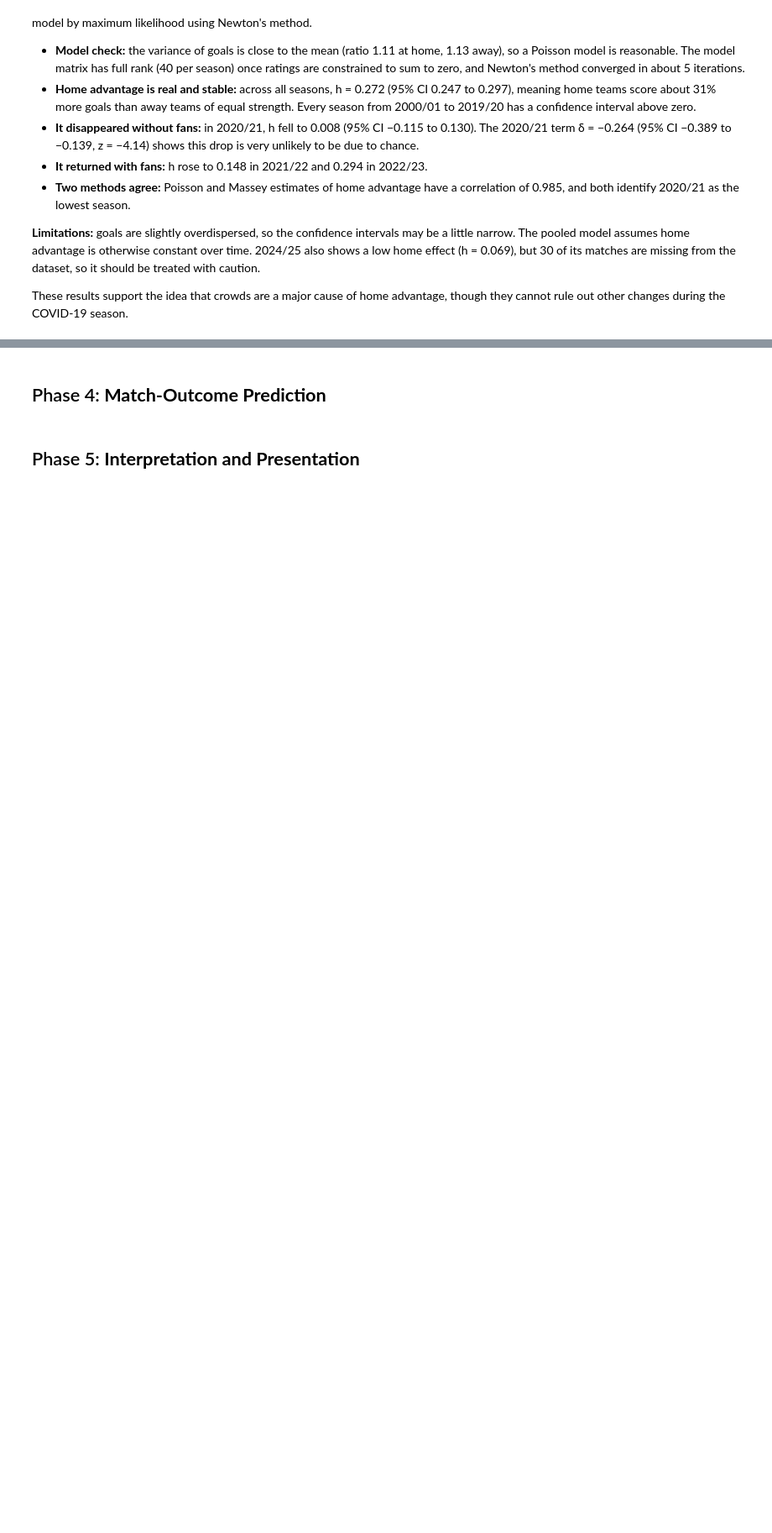
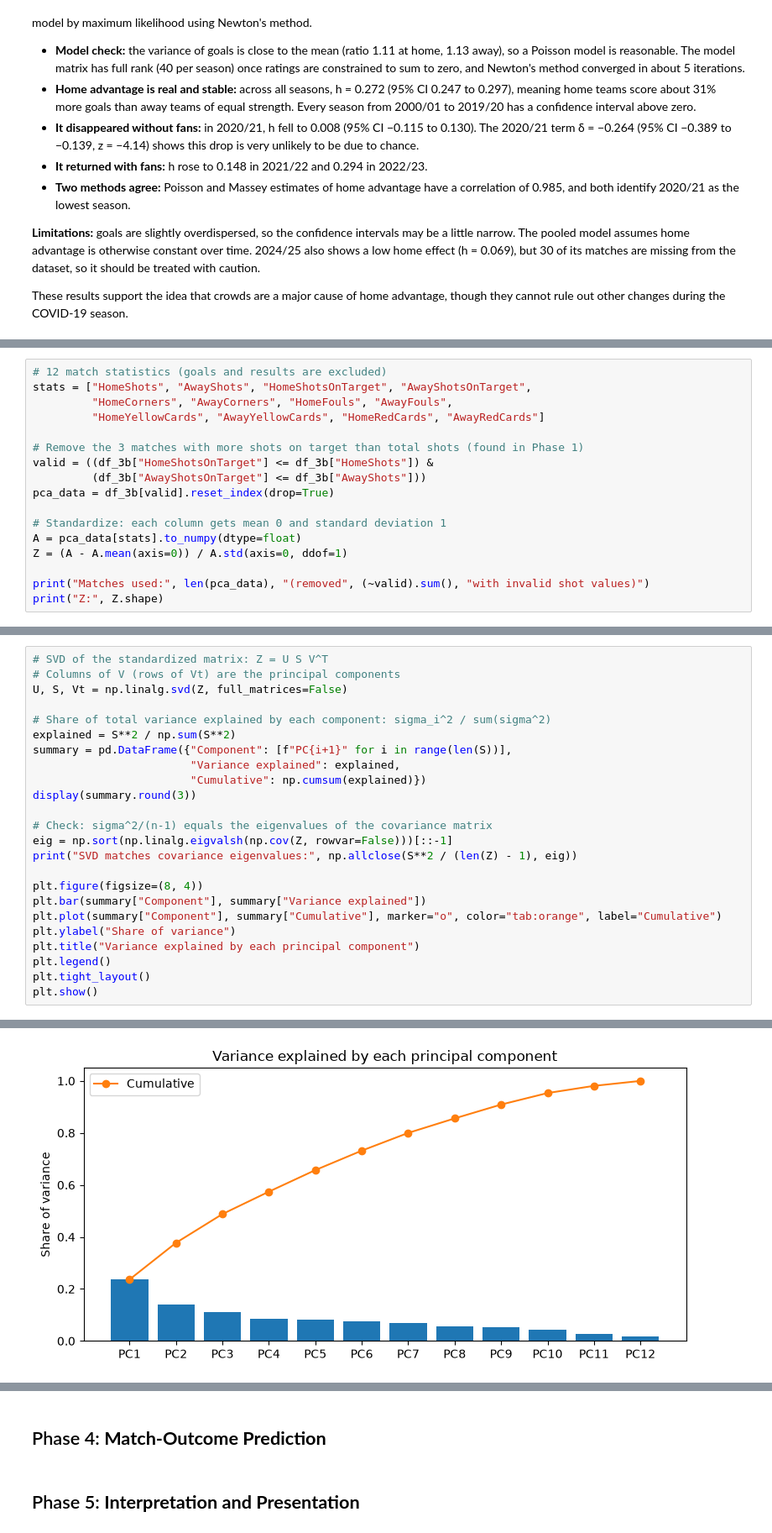
Before and after one commit to Joudii18/Is-Home-Advantage-Dying-What-25-Years-of-Premier-League-Data-Say, a Jupyter notebook: EPL_Home_Advantage_Project.ipynb, the cells around one changed output, grey strips where cells are left out. Shown at 84% size. Cells and saved outputs as stored; diff of their text form; blank space fills up the shorter version.

Commit message:
Phase 3B Part B: PCA with SVD and Phase 3B conclusion

```diff
--- a/EPL_Home_Advantage_Project.ipynb
+++ b/EPL_Home_Advantage_Project.ipynb
@@ -1481,0 +1486,17 @@ These results support the idea that crowds are a major cause of home advantage,
+# %%
+# 12 match statistics (goals and results are excluded)
+stats = ["HomeShots", "AwayShots", "HomeShotsOnTarget", "AwayShotsOnTarget",
+         "HomeCorners", "AwayCorners", "HomeFouls", "AwayFouls",
+         "HomeYellowCards", "AwayYellowCards", "HomeRedCards", "AwayRedCards"]
+
+# Remove the 3 matches with more shots on target than total shots (found in Phase 1)
+valid = ((df_3b["HomeShotsOnTarget"] <= df_3b["HomeShots"]) &
+         (df_3b["AwayShotsOnTarget"] <= df_3b["AwayShots"]))
+pca_data = df_3b[valid].reset_index(drop=True)
+
+# Standardize: each column gets mean 0 and standard deviation 1
+A = pca_data[stats].to_numpy(dtype=float)
+Z = (A - A.mean(axis=0)) / A.std(axis=0, ddof=1)
+
+print("Matches used:", len(pca_data), "(removed", (~valid).sum(), "with invalid shot values)")
+print("Z:", Z.shape)
@@ -1481,0 +1508,25 @@ These results support the idea that crowds are a major cause of home advantage,
+# %%
+# SVD of the standardized matrix: Z = U S V^T
+# Columns of V (rows of Vt) are the principal components
+U, S, Vt = np.linalg.svd(Z, full_matrices=False)
+
+# Share of total variance explained by each component: sigma_i^2 / sum(sigma^2)
+explained = S**2 / np.sum(S**2)
+summary = pd.DataFrame({"Component": [f"PC{i+1}" for i in range(len(S))],
+                        "Variance explained": explained,
+                        "Cumulative": np.cumsum(explained)})
+display(summary.round(3))
+
+# Check: sigma^2/(n-1) equals the eigenvalues of the covariance matrix
+eig = np.sort(np.linalg.eigvalsh(np.cov(Z, rowvar=False)))[::-1]
+print("SVD matches covariance eigenvalues:", np.allclose(S**2 / (len(Z) - 1), eig))
+
+plt.figure(figsize=(8, 4))
+plt.bar(summary["Component"], summary["Variance explained"])
+plt.plot(summary["Component"], summary["Cumulative"], marker="o", color="tab:orange", label="Cumulative")
+plt.ylabel("Share of variance")
+plt.title("Variance explained by each principal component")
+plt.legend()
+plt.tight_layout()
+plt.show()
+# %% [output]
@@ -1481,0 +1547 @@ These results support the idea that crowds are a major cause of home advantage,
+[figure, added]
```
Also changed, not shown: parts of 16 cells of this notebook.
